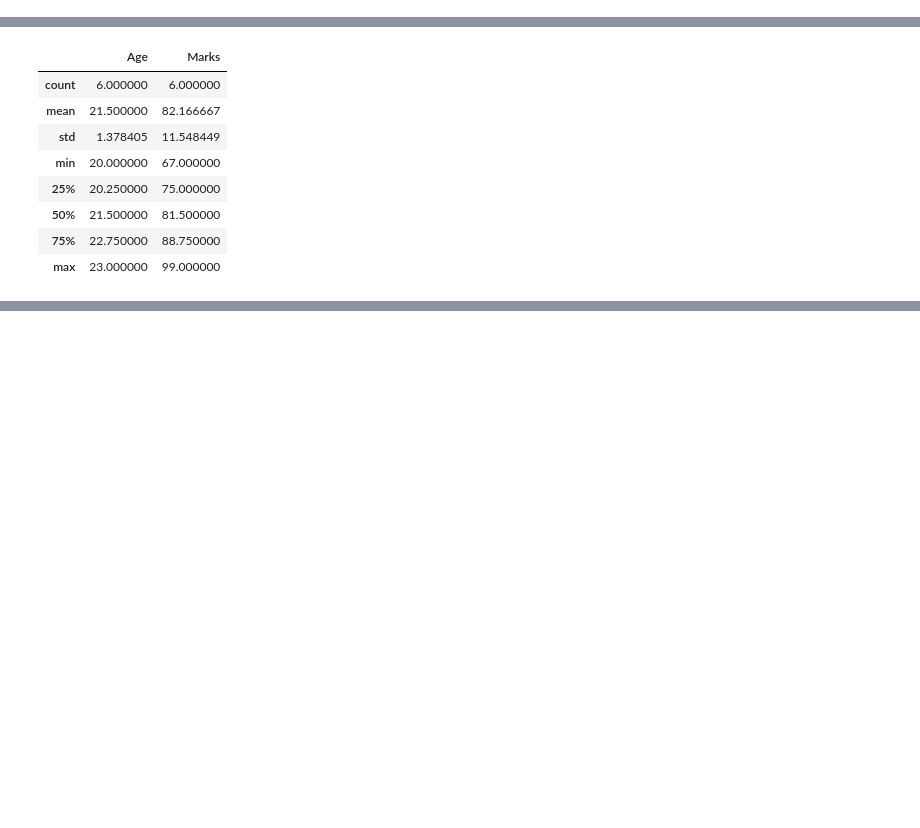
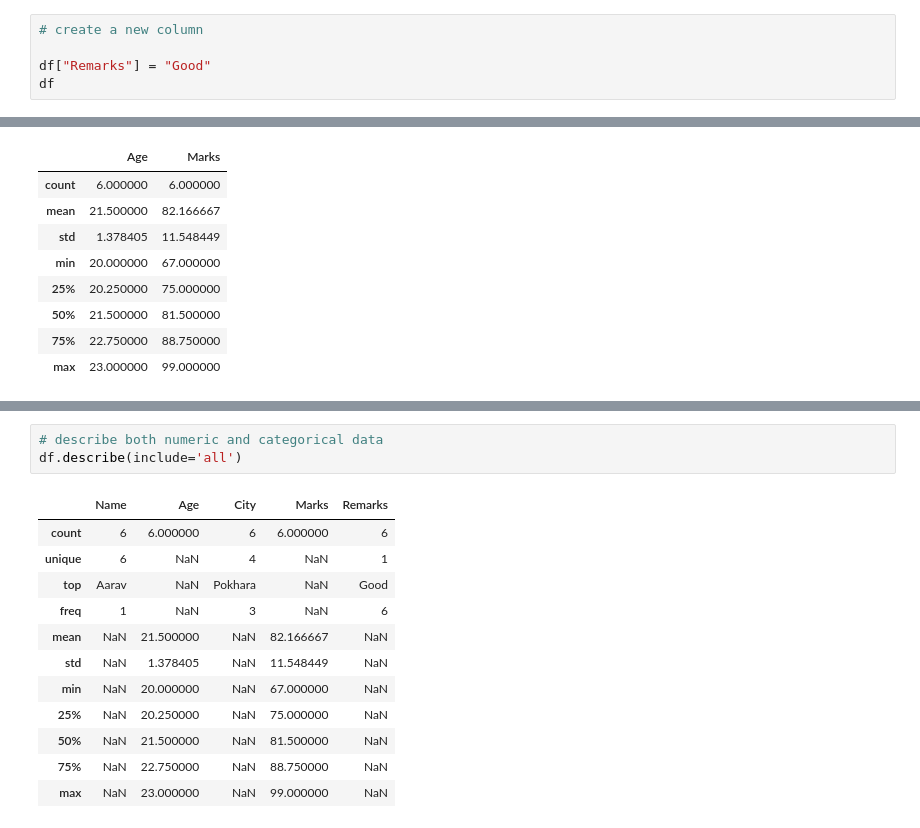
Before and after one commit to krishnaluharuka6/DataEngineering, a Jupyter notebook: Data_Cleaning/01_identify_missing_data.ipynb, the cells around one changed output, grey strips where cells are left out. Cells and saved outputs as stored; diff of their text form; blank space fills up the shorter version.

```diff
--- a/Data_Cleaning/01_identify_missing_data.ipynb
+++ b/Data_Cleaning/01_identify_missing_data.ipynb
@@ -82,0 +131,5 @@ df.tail()
+# %%
+# create a new column
+
+df["Remarks"] = "Good"
+df
@@ -105,0 +233,16 @@ df.describe()
+# %%
+# describe both numeric and categorical data
+df.describe(include='all')
+# %% [output]
+|  | Name | Age | City | Marks | Remarks |
+| count | 6 | 6.000000 | 6 | 6.000000 | 6 |
+| unique | 6 | NaN | 4 | NaN | 1 |
+| top | Aarav | NaN | Pokhara | NaN | Good |
+| freq | 1 | NaN | 3 | NaN | 6 |
+| mean | NaN | 21.500000 | NaN | 82.166667 | NaN |
+| std | NaN | 1.378405 | NaN | 11.548449 | NaN |
+| min | NaN | 20.000000 | NaN | 67.000000 | NaN |
+| 25% | NaN | 20.250000 | NaN | 75.000000 | NaN |
+| 50% | NaN | 21.500000 | NaN | 81.500000 | NaN |
+| 75% | NaN | 22.750000 | NaN | 88.750000 | NaN |
+| max | NaN | 23.000000 | NaN | 99.000000 | NaN |
```
Also changed, not shown: parts of 22 cells of this notebook, 3 other files.
